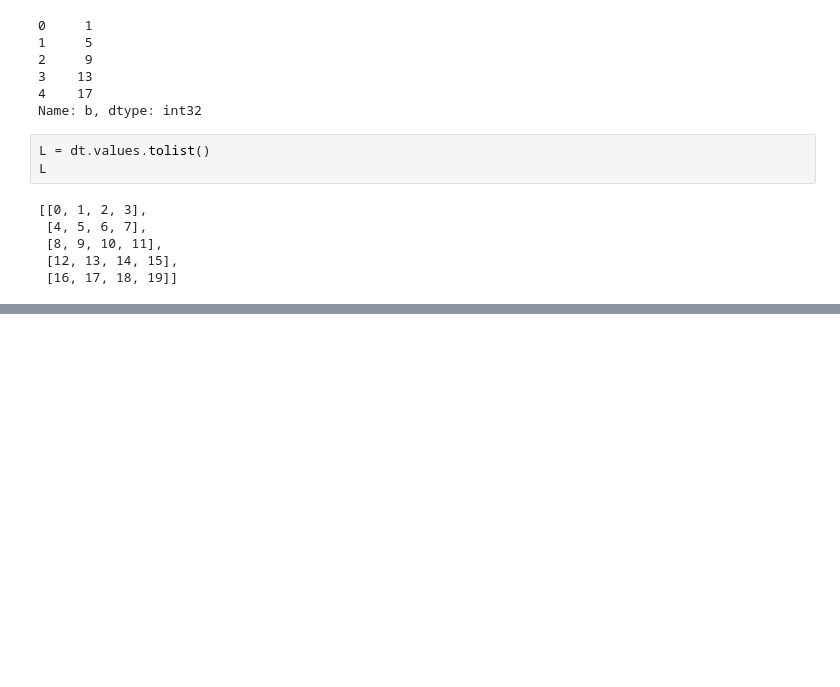
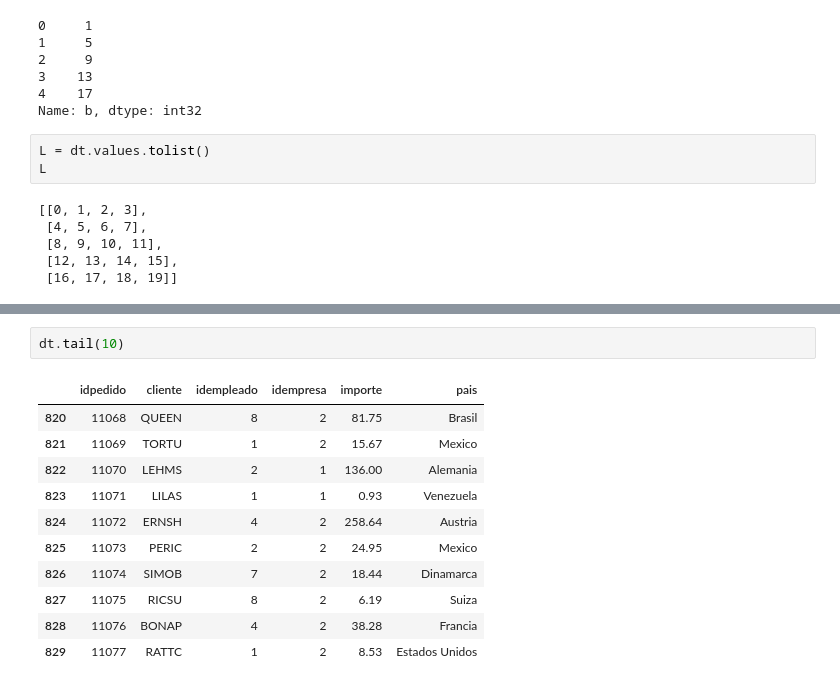
Before and after one commit to mcejudoo/CursoPythonAvanzado, a Jupyter notebook: codigo_ene_23/pruebas_pandas.ipynb, the cells around one changed output, grey strips where cells are left out. Saved outputs shown, nothing was run; the diff lists cells and outputs as text; blank space fills up the shorter version.

```diff
--- a/codigo_ene_23/pruebas_pandas.ipynb
+++ b/codigo_ene_23/pruebas_pandas.ipynb
@@ -200,0 +213,14 @@ L
+# %%
+dt.tail(10)
+# %% [output]
+|  | idpedido | cliente | idempleado | idempresa | importe | pais |
+| 820 | 11068 | QUEEN | 8 | 2 | 81.75 | Brasil |
+| 821 | 11069 | TORTU | 1 | 2 | 15.67 | Mexico |
+| 822 | 11070 | LEHMS | 2 | 1 | 136.00 | Alemania |
+| 823 | 11071 | LILAS | 1 | 1 | 0.93 | Venezuela |
+| 824 | 11072 | ERNSH | 4 | 2 | 258.64 | Austria |
+| 825 | 11073 | PERIC | 2 | 2 | 24.95 | Mexico |
+| 826 | 11074 | SIMOB | 7 | 2 | 18.44 | Dinamarca |
+| 827 | 11075 | RICSU | 8 | 2 | 6.19 | Suiza |
+| 828 | 11076 | BONAP | 4 | 2 | 38.28 | Francia |
+| 829 | 11077 | RATTC | 1 | 2 | 8.53 | Estados Unidos |
```
Also changed, not shown: parts of 8 cells of this notebook.
